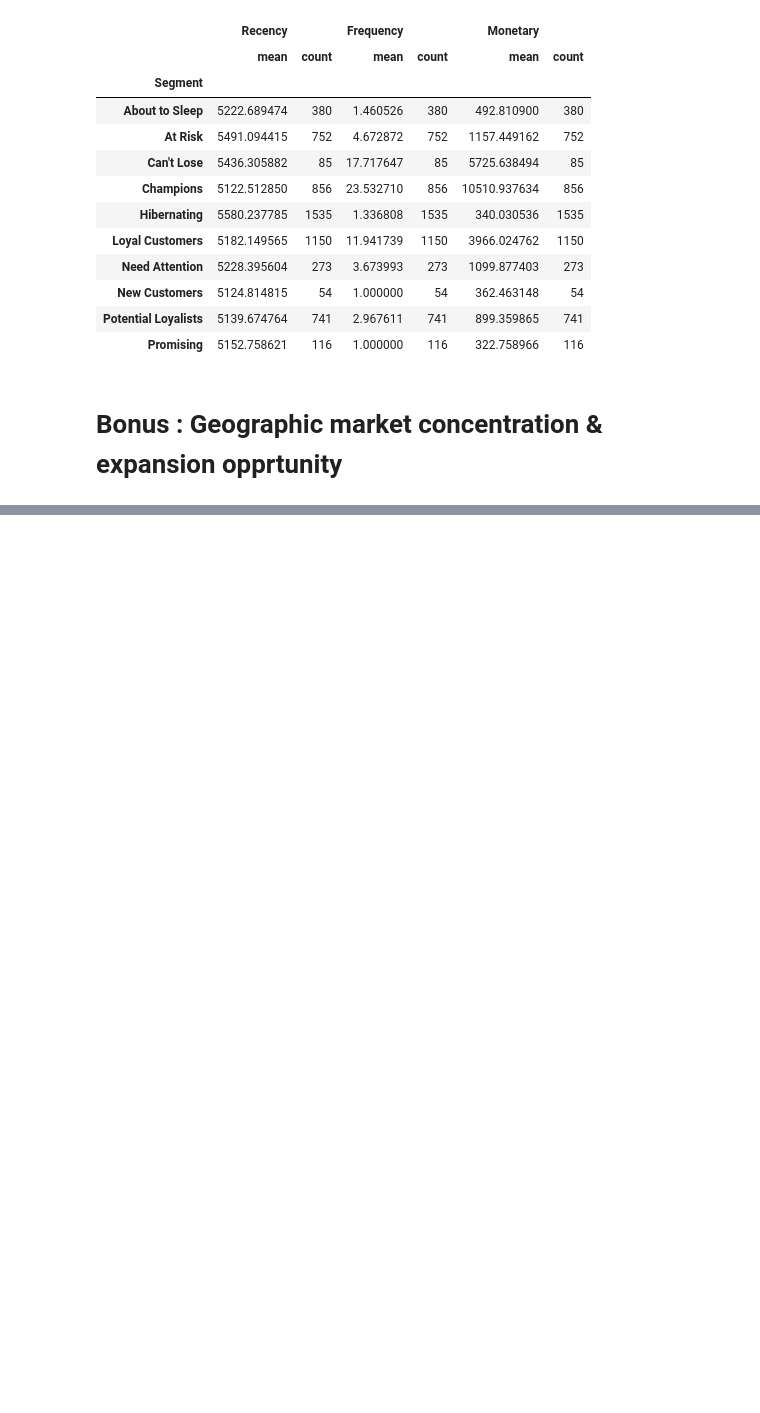
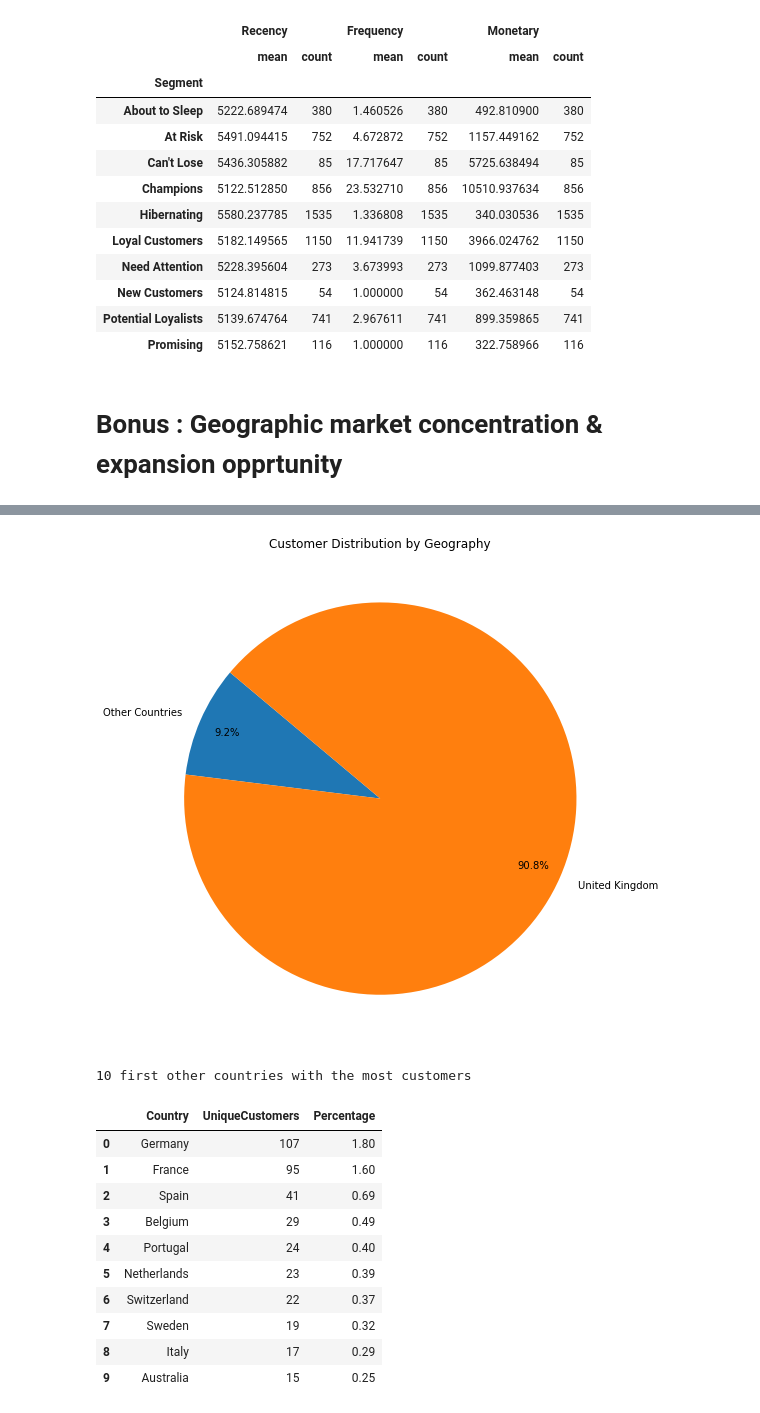
Before and after one commit to jarviscanada/jarvis_data_eng_KantyGakima, a Jupyter notebook: python_data_analytics/retail_data_analytics_wrangling.ipynb, the cells around one changed output, grey strips where cells are left out. Cells and saved outputs as stored; diff of their text form; code cells hidden in the pictures; blank space fills up the shorter version.

Commit message:
change geography chart

```diff
--- a/python_data_analytics/retail_data_analytics_wrangling.ipynb
+++ b/python_data_analytics/retail_data_analytics_wrangling.ipynb
@@ -598,0 +519,65 @@ plt.show()
+# %%
+country_customers = (
+    online_retail_df.groupby('Country')['CustomerID']
+    .nunique()
+    .reset_index(name='UniqueCustomers')
+)
+country_customers['CountryGroup'] = country_customers['Country'].apply(
+    lambda x: x if x == 'United Kingdom' else 'Other Countries'
+)
+
+grouped_countries = (
+    country_customers.groupby('CountryGroup')['UniqueCustomers']
+    .sum()
+    .reset_index()
+)
+# %%
+# Plot pie chart
+
+plt.figure(figsize=(8, 8))
+plt.pie(
+    grouped_countries['UniqueCustomers'],
+    labels=grouped_countries['CountryGroup'],
+    autopct='%1.1f%%',
+    startangle=140,
+    pctdistance=0.85,
+)
+plt.title("Customer Distribution by Geography")
+plt.tight_layout()
+plt.show()
+
+
+# 4. Table for "Other Countries" with percentages
+
+# Total unique customers
+total_customers = country_customers['UniqueCustomers'].sum()
+
+other_countries = country_customers[country_customers['Country'] != 'United Kingdom'].copy()
+other_countries['Percentage'] = (
+    other_countries['UniqueCustomers'] / total_customers * 100
+)
+
+# Sort by percentage desc and round
+other_countries = (
+    other_countries[['Country', 'UniqueCustomers', 'Percentage']]
+    .sort_values('Percentage', ascending=False)
+    .reset_index(drop=True)
+)
+other_countries['Percentage'] = other_countries['Percentage'].round(2)
+
+print("10 first other countries with the most customers")
+other_countries.head(10)
+# %% [output]
+[figure, added]
+10 first other countries with the most customers
+|  | Country | UniqueCustomers | Percentage |
+| 0 | Germany | 107 | 1.80 |
+| 1 | France | 95 | 1.60 |
+| 2 | Spain | 41 | 0.69 |
+| 3 | Belgium | 29 | 0.49 |
+| 4 | Portugal | 24 | 0.40 |
+| 5 | Netherlands | 23 | 0.39 |
+| 6 | Switzerland | 22 | 0.37 |
+| 7 | Sweden | 19 | 0.32 |
+| 8 | Italy | 17 | 0.29 |
+| 9 | Australia | 15 | 0.25 |
```
Also changed, not shown: parts of 5 cells of this notebook.
